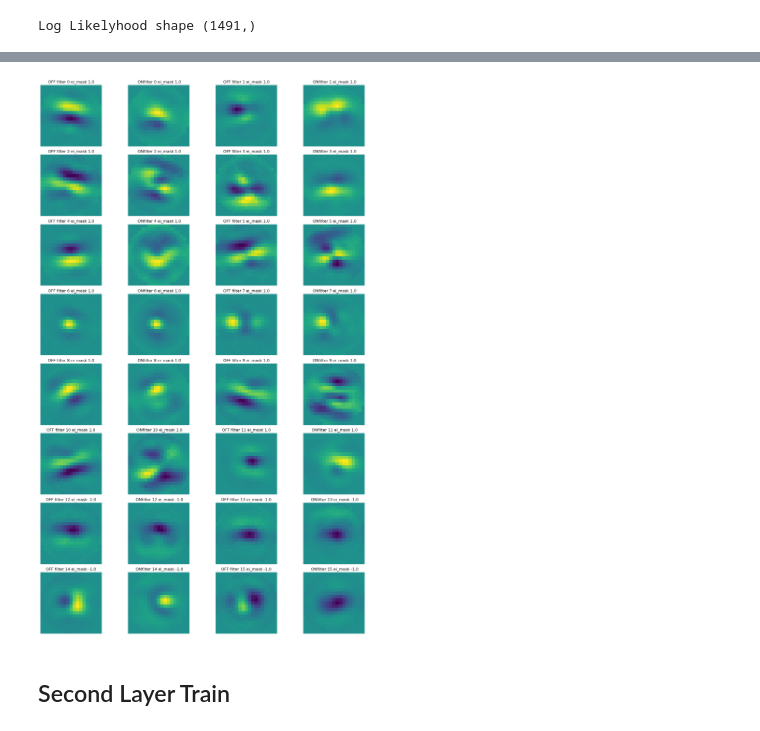
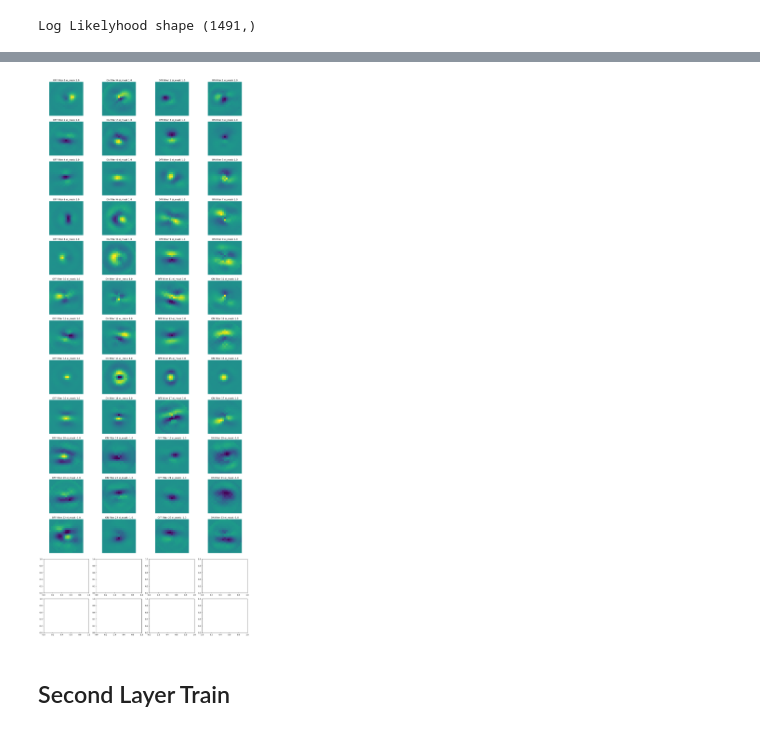
Before and after one commit to IsabelF98/Cloud_SynthData_Proj, a Jupyter notebook: ocriconv_layer_by_layer.ipynb, the cells around one changed output, grey strips where cells are left out. Drawn from its saved outputs; the diff is of its cells as text; code cells hidden in the pictures.

```diff
--- a/ocriconv_layer_by_layer.ipynb
+++ b/ocriconv_layer_by_layer.ipynb
@@ -177,7 +177,7 @@ XTreg = 0.0001
 Xreg0 = 1.0 # d2/dx
 Creg0 = 0.05 # center
 
-Xreg1 = 0.003 # d2/dx
+Xreg1 = 0.0005 # d2/dx
 Creg1 = 0.0001 # center
 
 MaxReg = 0.0001
@@ -186,7 +186,7 @@ angle_mode = 'nearest' # 'bilinear'
 
 NQ = len(angles)
 
-num_subs = [2, 16, 8, 8]
+num_subs = [2, 24, 16, 8]
 fws = [19, 19, 5, 5]
 
 # LGN LAYER
@@ -196,16 +196,33 @@ clayersQ = [STconvLayer.layer_dict(
     padding='circular', output_norm='batch', window='hamming', initialize_center=True,
     reg_vals={'d2xt':XTreg, 'd2x':Xreg0, 'center': Creg0} )]
 
-# PROJECTION LAYER
+# PROJECTION LAYER (LINEAR)
 clayersQ.append(
     OriConvLayer.layer_dict(
         num_filters=num_subs[1], num_inh=num_subs[1]//4,
-        filter_width=fws[1], NLtype='relu', norm_type=1,
+        filter_width=fws[1], NLtype='lin', norm_type=1,
         bias=False, output_norm='batch', window='hamming', padding='circular', initialize_center=True,
         reg_vals={'d2x':Xreg1, 'center': Creg1}, angles=angles) )
 
+# PROJECTION LAYER (RELU)
+clayersQ.append(OriConvLayer.layer_dict(
+    num_filters=num_subs[1], num_inh=num_subs[1]//4, bias=False, norm_type=1,
+    filter_width=1, NLtype='relu',
+    output_norm='batch', initialize_center=True,
+    angles=angles) )
+
+# TIME SHIFT LAYER
+clayersQ.append(TimeShiftLayer.layer_dict())
+
+# SECOND LAYER
+clayersQ.append(OriConvLayer.layer_dict(
+    num_filters=num_subs[2], num_inh=num_subs[2]//4, bias=False, norm_type=1,
+    filter_width=fws[2], NLtype='relu',
+    output_norm='batch', initialize_center=True, #window='hamming',
+    angles=angles) )
+
 scaffold_netQ =  FFnetwork.ffnet_dict(
-    ffnet_type='scaffold3d', xstim_n='stim', layer_list=clayersQ, scaffold_levels=[1], num_lags_out=NQ)
+    ffnet_type='scaffold3d', xstim_n='stim', layer_list=clayersQ, scaffold_levels=[1,2,4], num_lags_out=NQ)
 
 readout_parsQ = ReadoutLayerQsample.layer_dict(
     num_filters=NC, NLtype='softplus', bias=True, pos_constraint=True,
@@ -237,7 +254,7 @@ None
 # %%
 # Network 0: fix LGN filters
 cnn1.networks[0].layers[0].weight.data = deepcopy(LGN_cnn.networks[0].layers[0].weight.data)
-cnn1.networks[0].layers[0].set_parameters(val=False)
+cnn1.networks[0].layers[0].set_parameters(val=True)
 # Network 1: set mu values
 cnn1.networks[1].layers[0].mu.data = torch.tensor(mu0s, dtype=torch.float32)
 cnn1.networks[1].layers[0].Qmu.data[:,0] = torch.tensor(Qmu0s, dtype=torch.float32)
@@ -316,22 +339,22 @@ print(ei_mask_layer1.shape)
 # %%
-ss(8,4)
+ss(14,4)
 k = 1
-for i in range(16):
-    plt.subplot(8,4,k)
+for i in range(24):
+    plt.subplot(14,4,k)
     imagesc(filters1[0,:,:,i], balanced=True)
     plt.title('OFF filter '+str(i)+' ei_mask '+str(ei_mask_layer1[i]))
     plt.axis('off')
     k += 1
 
-    plt.subplot(8,4,k)
+    plt.subplot(14,4,k)
     imagesc(filters1[1,:,:,i], balanced=True)
-    plt.title(' ONfilter '+str(i)+' ei_mask '+str(ei_mask_layer1[i]))
+    plt.title('ON filter '+str(i)+' ei_mask '+str(ei_mask_layer1[i]))
     plt.axis('off')
     k += 1
 plt.tight_layout()
 plt.show()
 # %% [output]
-[figure, old version]
+[figure, new version]
 # %% [markdown]
 ## Second Layer Train
 # %%
```
Also changed, not shown: parts of 16 cells of this notebook, 2 other files.
